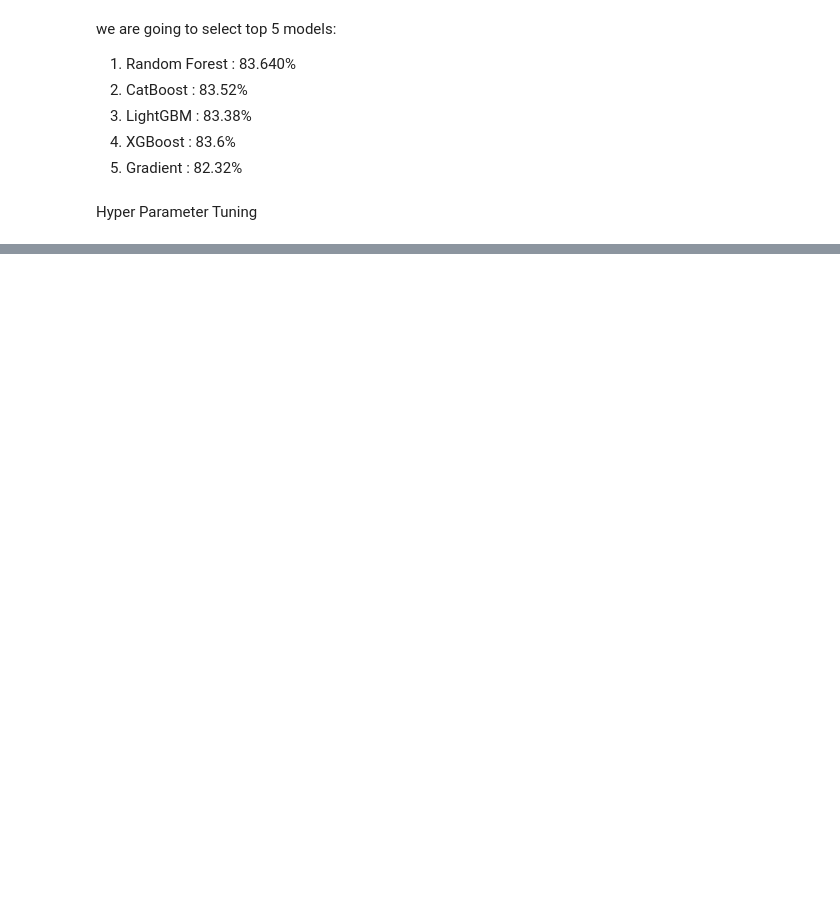
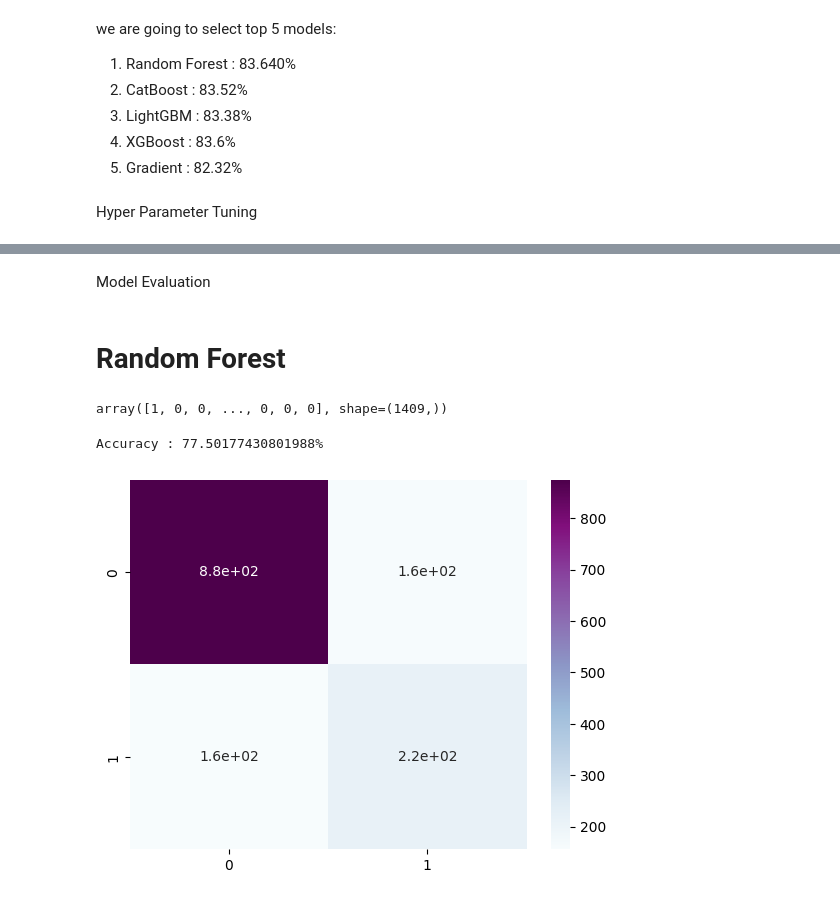
Before and after one commit to Akhil-Ullas/Customer-Churn-Prediction, a Jupyter notebook: main.ipynb, the cells around one changed output, grey strips where cells are left out. Cells and saved outputs as stored; diff of their text form; code cells hidden in the pictures; blank space fills up the shorter version.

Commit message:
Hyperparameter Tuning & Model Evaluation

```diff
--- a/main.ipynb
+++ b/main.ipynb
@@ -419,0 +440,9 @@ print(clf.best_score_ )
+# %%
+Lg=LGBMClassifier(verbose=0,random_state=42)
+Lg_params={'n_estimators':[150,200,300,500],
+    'learning_rate':[0.01,0.05,0.1]
+}
+clf=GridSearchCV(Lg,Lg_params,cv=5,scoring='accuracy')
+clf.fit(x_train_smote,y_train_smote)
+print(clf.best_params_)
+print(clf.best_score_)
@@ -419,0 +457,10 @@ print(clf.best_score_ )
+# %%
+Xg=XGBClassifier(random_state=42)
+Xg_params={'n_estimators':[150,200,300,500],
+    'learning_rate':[0.01,0.05,0.1],
+    'max_depth':[3,6]
+}
+clf=GridSearchCV(Xg,Xg_params,cv=5,scoring='accuracy')
+clf.fit(x_train_smote,y_train_smote)
+print(clf.best_params_)
+print(clf.best_score_)
@@ -419,0 +476,10 @@ print(clf.best_score_ )
+# %%
+Gb=GradientBoostingClassifier(random_state=42)
+Gb_params={'n_estimators':[150,200,300],
+    'learning_rate':[0.01,0.05,0.1],
+    'max_depth':[3,5]
+    }
+clf=GridSearchCV(Gb,Gb_params,cv=5,scoring='accuracy')
+clf.fit(x_train_smote,y_train_smote)
+print(clf.best_params_)
+print(clf.best_score_)
@@ -419,0 +500,23 @@ print(clf.best_score_ )
+# %% [markdown]
+Model Evaluation
+# %% [markdown]
+# Random Forest
+# %%
+model_1=RandomForestClassifier(n_estimators=200,max_depth=20,random_state=42)
+model_1.fit(x_train_smote,y_train_smote)
+
+Rf_pred_y=model_1.predict(x_test)
+Rf_pred_y
+# %% [output]
+array([1, 0, 0, ..., 0, 0, 0], shape=(1409,))
+# %%
+print(f'Accuracy : {model_1.score(x_test,y_test)*100}%')
+# %% [output]
+Accuracy : 77.50177430801988%
+# %%
+cm=confusion_matrix(y_test,Rf_pred_y)
+cm
+sn.heatmap(cm,annot=True,cmap='BuPu')
+plt.show()
+# %% [output]
+[figure, added]
```
Also changed, not shown: parts of 33 cells of this notebook, 4 other files.
